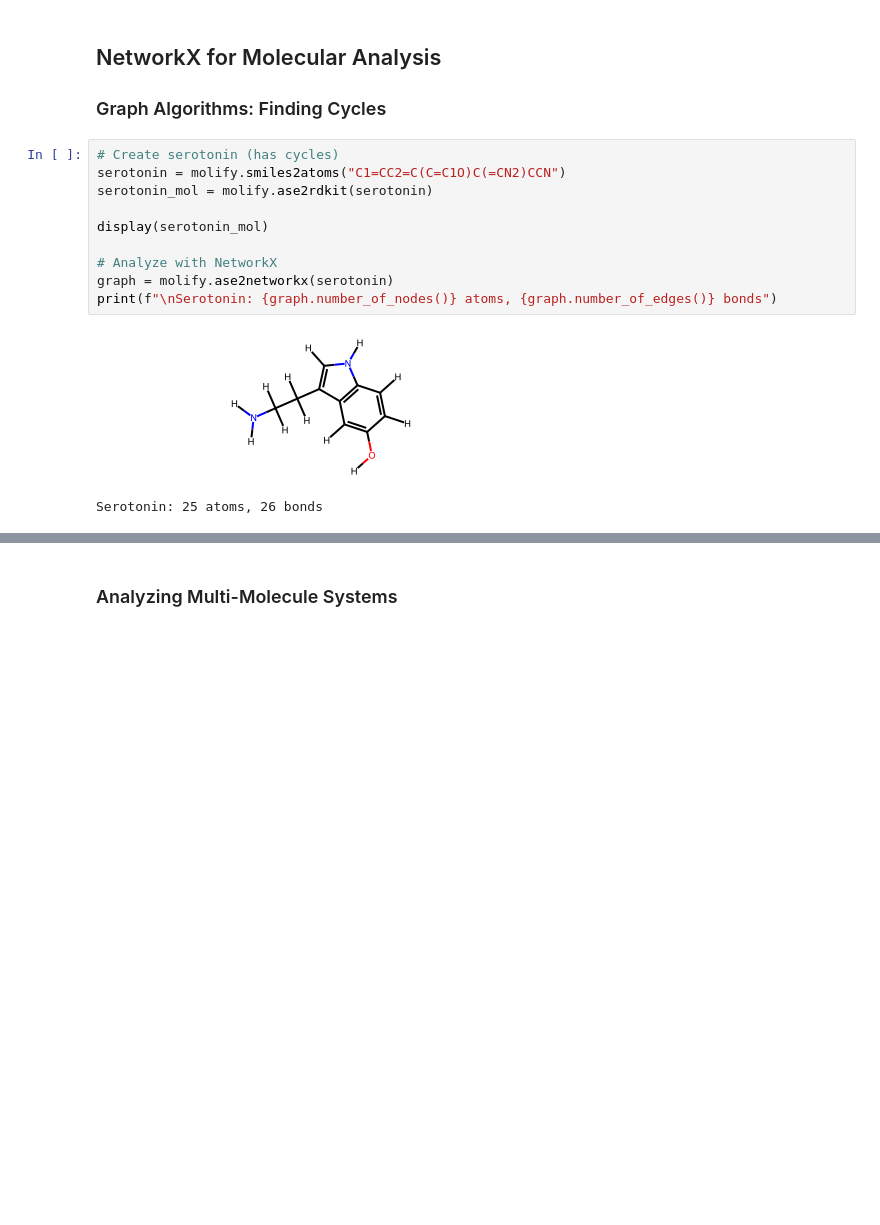
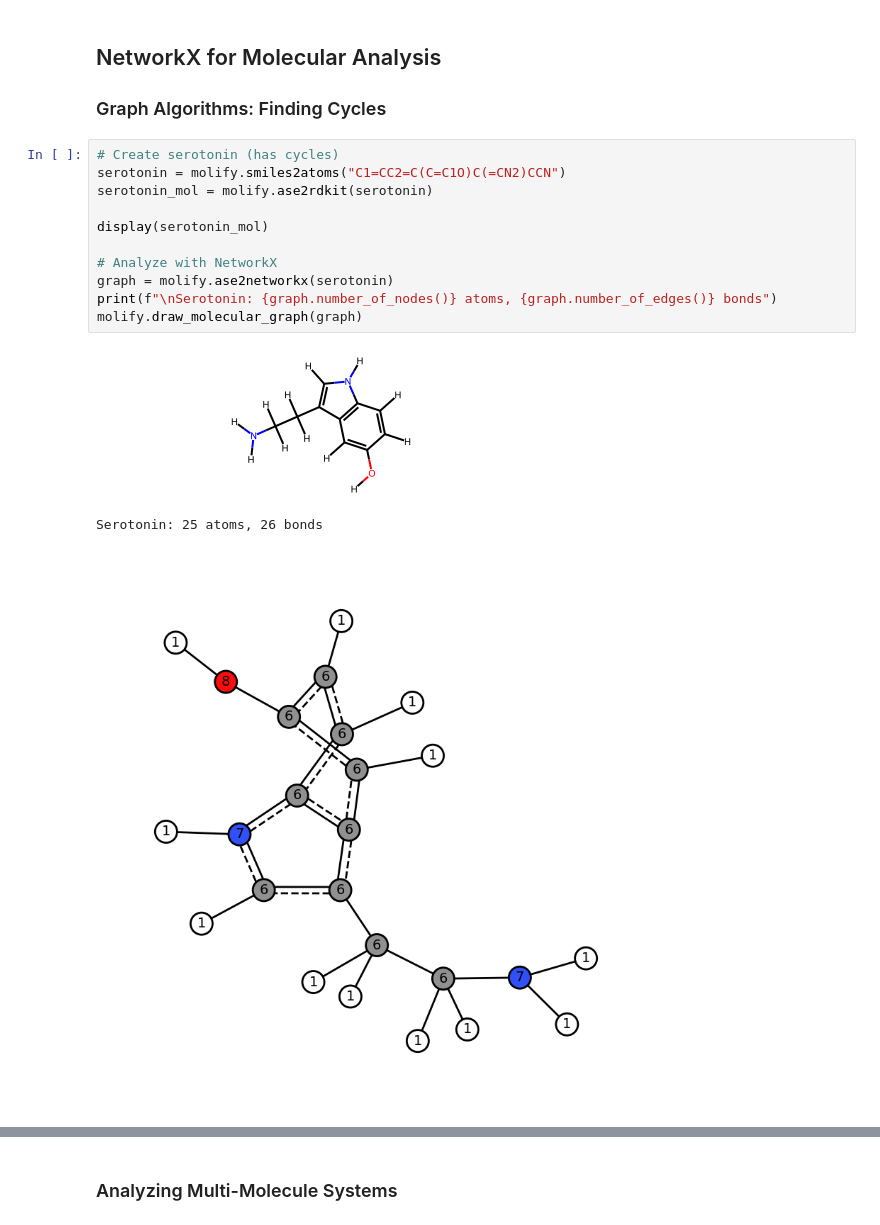
Before and after one commit to zincware/rdkit2ase, a Jupyter notebook: docs/source/networkx_tools.ipynb, the cells around one changed output, grey strips where cells are left out. Drawn from its saved outputs; the diff is of its cells as text; blank space fills up the shorter version.

```diff
--- a/docs/source/networkx_tools.ipynb
+++ b/docs/source/networkx_tools.ipynb
@@ -39,16 +42,18 @@ Number of bonds: 2
 # %%
 # Create serotonin (has cycles)
 serotonin = molify.smiles2atoms("C1=CC2=C(C=C1O)C(=CN2)CCN")
 serotonin_mol = molify.ase2rdkit(serotonin)
 
 display(serotonin_mol)
 
 # Analyze with NetworkX
 graph = molify.ase2networkx(serotonin)
 print(f"\nSerotonin: {graph.number_of_nodes()} atoms, {graph.number_of_edges()} bonds")
+molify.draw_molecular_graph(graph)
 # %% [output]
 [figure]
 Serotonin: 25 atoms, 26 bonds
+[figure, added]
 # %%
 # Find all cycles
 cycles = nx.cycle_basis(graph)
```
Also changed, not shown: parts of 5 cells of this notebook, 7 other files.
